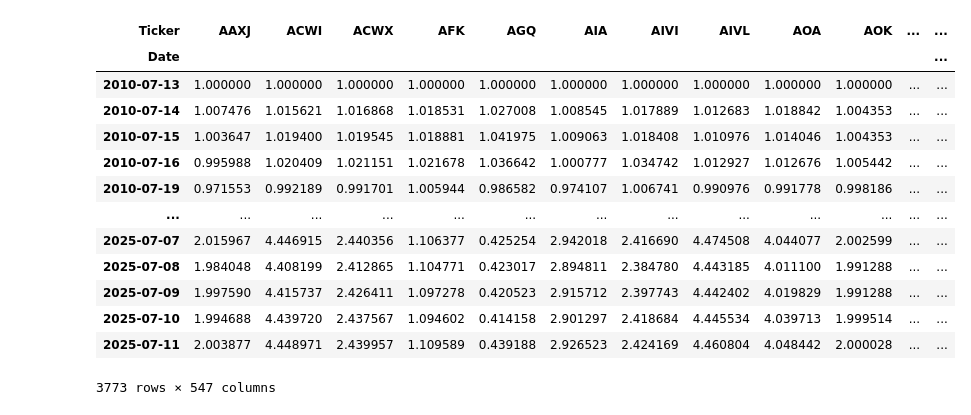
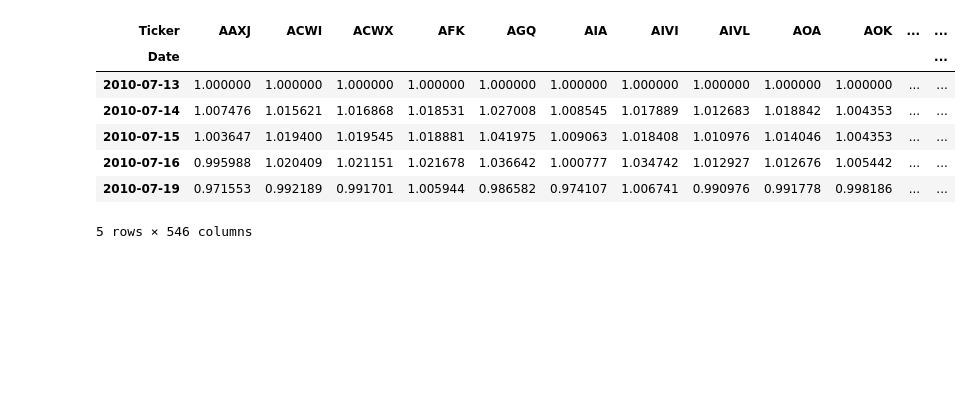
Before and after one commit to scormonho/Kalman-Filters-for-Trading, a Jupyter notebook: .ipynb, the cells around one changed output. Saved outputs shown, nothing was run; the diff lists cells and outputs as text; code cells hidden in the pictures; blank space fills up the shorter version.

```diff
--- a/.ipynb
+++ b/.ipynb
@@ -19,0 +11,15 @@ df_ret.head() # contains daily percentage returns (NOTE: 0.747 means 0.747% not
+# %%
+ret_df = pd.read_feather('data/nasdaq_etfs.feather') # contains daily percentage returns (NOTE: 0.747 means 0.747% not 74.7%)
+
+symmap = pd.read_csv("data/symbol2name.csv")
+sym2name = dict(zip(symmap["Symbol"], symmap["Security Name"]))
+syms2drop = []
+for sym in ret_df.columns:
+    name = sym2name.get(sym, None)
+    if name is None: continue
+    if re.search(r"\b(bill)\b", name.lower()):
+        # print(sym, "|", name)
+        syms2drop.append(sym)
+ret_df.drop(columns=syms2drop, inplace=True)
+
+ret_df.head()
@@ -20,19 +35,13 @@ df_ret.head() # contains daily percentage returns (NOTE: 0.747 means 0.747% not
 # %%
-growth = 1 + df_ret/100
-prices = growth.cumprod().shift(1, fill_value=1)
-prices
+growth = 1 + ret_df/100
+price_df = growth.cumprod().shift(1, fill_value=1)
+price_df.head()
 # %% [output]
 | Ticker | AAXJ | ACWI | ACWX | AFK | AGQ | AIA | AIVI | AIVL | AOA | AOK | ... | ... |
 | Date |  |  |  |  |  |  |  |  |  |  |  | ... |
 | 2010-07-13 | 1.000000 | 1.000000 | 1.000000 | 1.000000 | 1.000000 | 1.000000 | 1.000000 | 1.000000 | 1.000000 | 1.000000 | ... | ... |
 | 2010-07-14 | 1.007476 | 1.015621 | 1.016868 | 1.018531 | 1.027008 | 1.008545 | 1.017889 | 1.012683 | 1.018842 | 1.004353 | ... | ... |
 | 2010-07-15 | 1.003647 | 1.019400 | 1.019545 | 1.018881 | 1.041975 | 1.009063 | 1.018408 | 1.010976 | 1.014046 | 1.004353 | ... | ... |
 | 2010-07-16 | 0.995988 | 1.020409 | 1.021151 | 1.021678 | 1.036642 | 1.000777 | 1.034742 | 1.012927 | 1.012676 | 1.005442 | ... | ... |
 | 2010-07-19 | 0.971553 | 0.992189 | 0.991701 | 1.005944 | 0.986582 | 0.974107 | 1.006741 | 0.990976 | 0.991778 | 0.998186 | ... | ... |
-| ... | ... | ... | ... | ... | ... | ... | ... | ... | ... | ... | ... | ... |
-| 2025-07-07 | 2.015967 | 4.446915 | 2.440356 | 1.106377 | 0.425254 | 2.942018 | 2.416690 | 4.474508 | 4.044077 | 2.002599 | ... | ... |
-| 2025-07-08 | 1.984048 | 4.408199 | 2.412865 | 1.104771 | 0.423017 | 2.894811 | 2.384780 | 4.443185 | 4.011100 | 1.991288 | ... | ... |
-| 2025-07-09 | 1.997590 | 4.415737 | 2.426411 | 1.097278 | 0.420523 | 2.915712 | 2.397743 | 4.442402 | 4.019829 | 1.991288 | ... | ... |
-| 2025-07-10 | 1.994688 | 4.439720 | 2.437567 | 1.094602 | 0.414158 | 2.901297 | 2.418684 | 4.445534 | 4.039713 | 1.999514 | ... | ... |
-| 2025-07-11 | 2.003877 | 4.448971 | 2.439957 | 1.109589 | 0.439188 | 2.926523 | 2.424169 | 4.460804 | 4.048442 | 2.000028 | ... | ... |
-3773 rows × 547 columns
+5 rows × 546 columns
```
Also changed, not shown: parts of 26 cells of this notebook.
